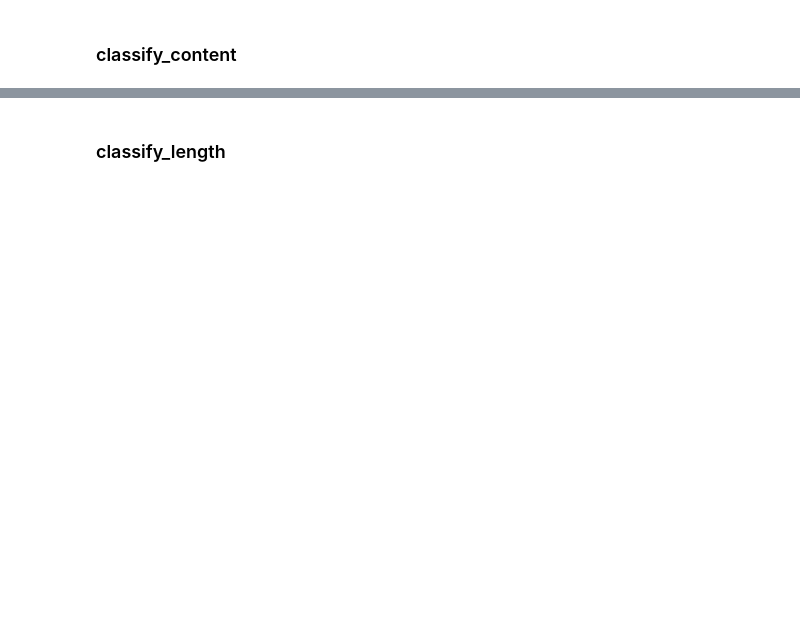
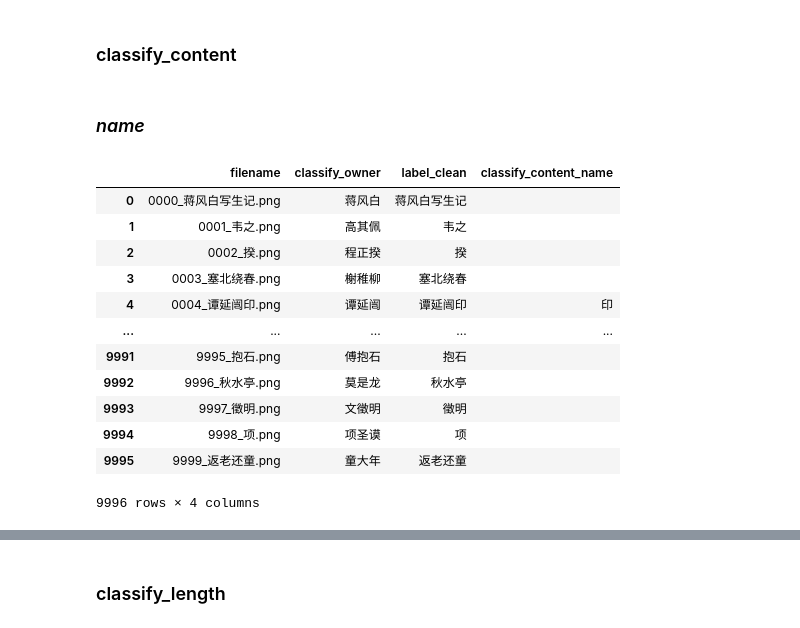
Before and after one commit to jingrong-zhang/Art-of-Chinese-Seal-Engraving, a Jupyter notebook: 03_LabelProcessing/01_Label_Infomation.ipynb, the cells around one changed output, grey strips where cells are left out. Cells and saved outputs as stored; diff of their text form; code cells hidden in the pictures; blank space fills up the shorter version.

Commit message:
updating content model

```diff
--- a/03_LabelProcessing/01_Label_Infomation.ipynb
+++ b/03_LabelProcessing/01_Label_Infomation.ipynb
@@ -150,2 +88,4 @@ def classify_border(row):
 # %% [markdown]
 ### classify_content
+# %% [markdown]
+### *name*
@@ -151,0 +100,34 @@ def classify_border(row):
+# %%
+def classify_content_name(row):
+    owner = str(row['classify_owner'])
+    label = str(row['label_clean'])
+    if owner == label:
+        return '姓名'
+    elif owner+'印' == label:
+        return '印'
+    elif owner+'章' == label:
+        return '章'
+    elif owner+'之印' == label:
+        return '之印'
+    elif owner+'之章' == label:
+        return '之章'
+    else:
+        return ''
+# %%
+test = classification[['filename','classify_owner','label_clean']].copy()
+test['classify_content_name'] = test.apply(lambda row: classify_content_name(row), axis=1)
+test
+# %% [output]
+|  | filename | classify_owner | label_clean | classify_content_name |
+| 0 | 0000_蒋风白写生记.png | 蒋风白 | 蒋风白写生记 |  |
+| 1 | 0001_韦之.png | 高其佩 | 韦之 |  |
+| 2 | 0002_揆.png | 程正揆 | 揆 |  |
+| 3 | 0003_塞北绕春.png | 榭稚柳 | 塞北绕春 |  |
+| 4 | 0004_谭延闿印.png | 谭延闿 | 谭延闿印 | 印 |
+| ... | ... | ... | ... | ... |
+| 9991 | 9995_抱石.png | 傅抱石 | 抱石 |  |
+| 9992 | 9996_秋水亭.png | 莫是龙 | 秋水亭 |  |
+| 9993 | 9997_徵明.png | 文徵明 | 徵明 |  |
+| 9994 | 9998_项.png | 项圣谟 | 项 |  |
+| 9995 | 9999_返老还童.png | 童大年 | 返老还童 |  |
+9996 rows × 4 columns
```
Also changed, not shown: parts of 21 cells of this notebook.
